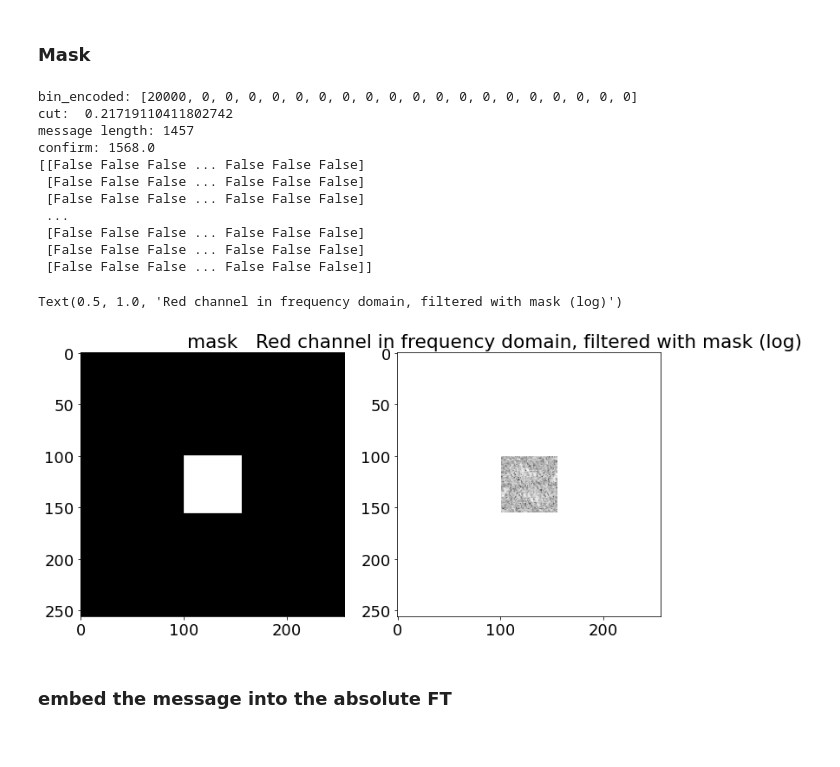
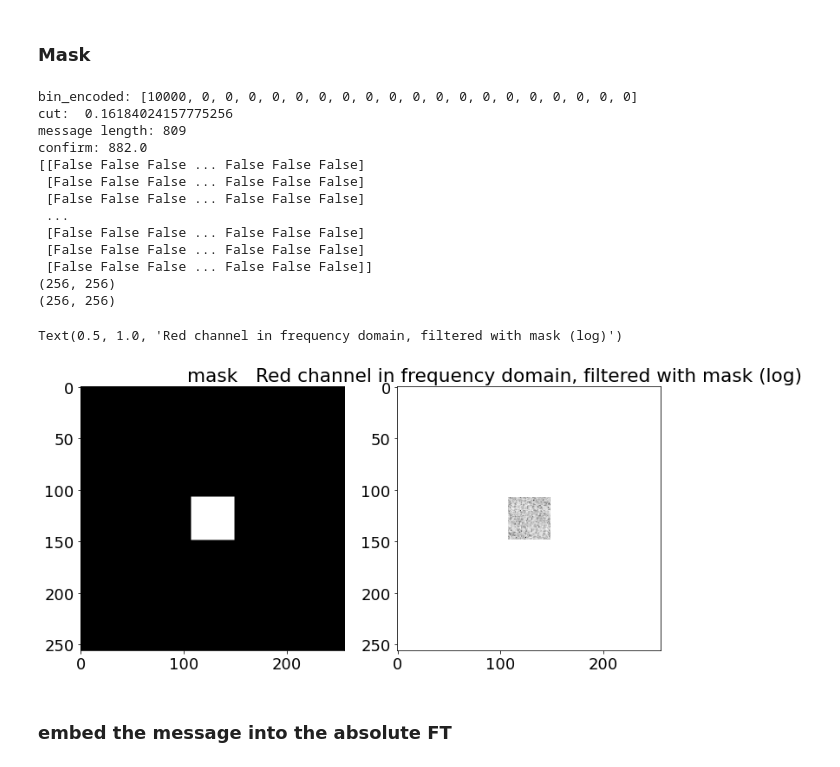
Before and after one commit to PIX3LFLUX/Steganosaurus, a Jupyter notebook: FFT_stego_sharp.ipynb, the cells around one changed output. Cells and saved outputs as stored; diff of their text form; code cells hidden in the pictures.

```diff
--- a/FFT_stego_sharp.ipynb
+++ b/FFT_stego_sharp.ipynb
@@ -117,6 +368,8 @@ max_row         = config.getint('USER', 'max_row')
 max_col         = config.getint('USER', 'max_col')
 resize_enable   = config.getboolean('USER', 'resize_enable')
 image_type      = config.getint('USER', 'image_type')
+recursive_count = config.getint('USER', 'recursive_count')
+static_gain     = config.getint('USER', 'static_gain')
 
 print([item for item in config['USER'].items()])
 # %% [output]
@@ -177,8 +622,8 @@ else:
 
 image = image.convert(Colorspace(colorspace).name)
 
-# Rot, Grün, Blau= image.split() #split image into its RGB channels
-channel0, channel1, channel2 = image.split()
+#image.split() #split image into its channels
+channel = image.split()
 
 print("image size: ",image.size)
 
@@ -187,23 +632,23 @@ plt.subplot(131)
 plt.imshow(image)
 plt.title("original cover image")
 
-fft_abs = 10*np.log10(np.abs(np.fft.fftshift(np.fft.fft2(channel1))))
+fft_abs = 10*np.log10(np.abs(np.fft.fftshift(np.fft.fft2(channel[1]))))
 plt.subplot(132)
 plt.imshow(fft_abs)
 plt.title("abs fft shifted")
-fft_abs = 10*np.log10(np.abs(np.fft.fft2(channel1)))
+fft_abs = 10*np.log10(np.abs(np.fft.fft2(channel[1])))
 plt.subplot(133)
 plt.imshow(fft_abs)
 plt.title("abs fft")
 plt.figure()
 plt.subplot(131)
-plt.imshow(channel0, cmap="gray")
+plt.imshow(channel[0], cmap="gray")
 plt.title("0")
 plt.subplot(132)
-plt.imshow(channel1, cmap="gray")
+plt.imshow(channel[1], cmap="gray")
 plt.title("1")
 plt.subplot(133)
-plt.imshow(channel2, cmap="gray")
+plt.imshow(channel[2], cmap="gray")
 plt.title("2")
 # %% [output]
 image size:  (256, 256)
@@ -213,3 +667,8 @@ Text(0.5, 1.0, '2')
+# %%
+if static_gain != 0:
+    gain = static_gain
+else:
+    gain = 10000
 # %% [markdown]
 ### Payload
 # %%
@@ -303,11 +676,10 @@ def message2bin(message, threshold: int):
-# %%
-gain = 20000
 # %% [markdown]
 ### Mask
 # %%
 # apply gain to binary message
-bin_encoded =  text_to_bits_int(string, gain, colorspace)
-print("bin_encoded:", bin_encoded[:20])
+bin_encoded = generateMessage(string, gain, Colorspace(colorspace))
+# bin_encoded =  text_to_bits_int(string, gain, Colorspace(colorspace))
+print("bin_encoded:", bin_encoded[-1][:20])
 
 def create_FFTmask(columns, rows, message, optcut = None):
     # calculate minimum part to be cut and add another 3% because of rounding errors and for "safety"
@@ -328,39 +700,44 @@ def create_FFTmask(columns, rows, message, optcut = None):
     # x-length of the mask
     x_len_mask = col_stop - col_start
     # y-length of the mask
     y_len_mask = row_stop - row_start
 
     print("cut: ", cut)
     print("message length:", len(message))
     print("confirm:", x_len_mask*y_len_mask/2)
 
     return mask, cut
 
-cover_fft_mask, cut = create_FFTmask(*(image.size), bin_encoded, True)
+# create mask from largest portion of message -> last channel with the header
+cover_fft_mask, cut = create_FFTmask(*(image.size), bin_encoded[-1], optcut)
 # cover_fft_mask, cut = create_FFTmask(*(image.size), bin_encoded, False)
 print(cover_fft_mask[:20])
+print(cover_fft_mask.shape)
+print(channel[-1].size)
 
-cover_fft_masked = np.abs(np.fft.fft2(channel1))*cover_fft_mask
+cover_fft_masked = np.abs(np.fft.fft2(channel[-1]))*cover_fft_mask
 plt.figure()
 plt.subplot(121)
 plt.imshow(cover_fft_mask, cmap="gray")
 plt.title("mask")
 plt.subplot(122)
 plt.imshow(10*np.log10(cover_fft_masked), cmap="gray")
 plt.title("Red channel in frequency domain, filtered with mask (log)")
 # %% [output]
-bin_encoded: [20000, 0, 0, 0, 0, 0, 0, 0, 0, 0, 0, 0, 0, 0, 0, 0, 0, 0, 0, 0]
-cut:  0.21719110411802742
-message length: 1457
-confirm: 1568.0
+bin_encoded: [10000, 0, 0, 0, 0, 0, 0, 0, 0, 0, 0, 0, 0, 0, 0, 0, 0, 0, 0, 0]
+cut:  0.16184024157775256
+message length: 809
+confirm: 882.0
 [[False False False ... False False False]
  [False False False ... False False False]
  [False False False ... False False False]
  ...
  [False False False ... False False False]
  [False False False ... False False False]
  [False False False ... False False False]]
+(256, 256)
+(256, 256)
 Text(0.5, 1.0, 'Red channel in frequency domain, filtered with mask (log)')
-[figure, old version]
+[figure, new version]
 # %% [markdown]
 ### embed the message into the absolute FT
```
Also changed, not shown: parts of 17 cells of this notebook, 1 other file.
